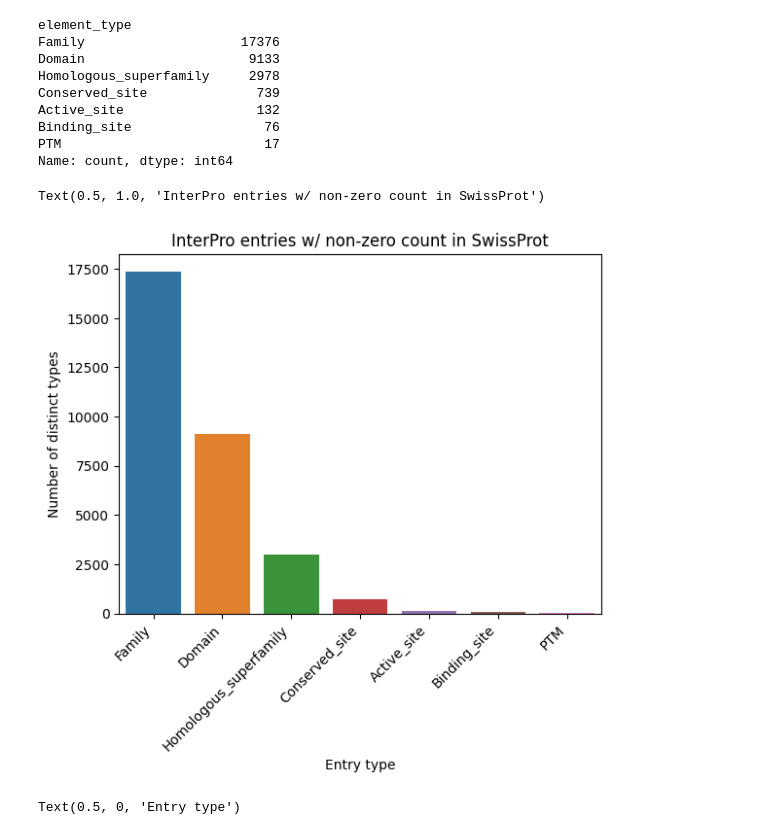
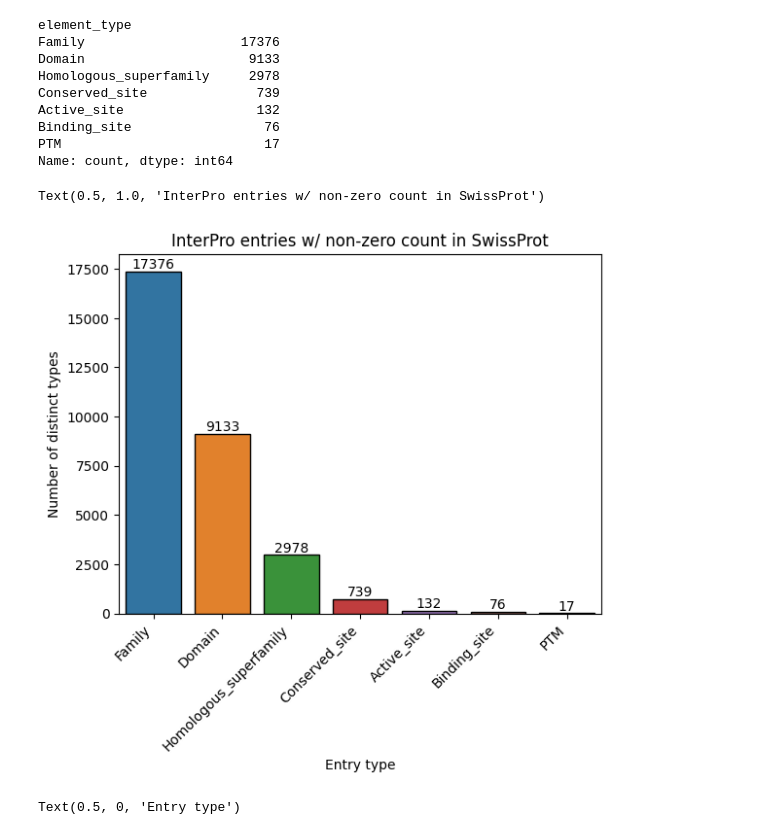
Before and after one commit to rcalef/magneton, a Jupyter notebook: experiments/create_label_subsets.ipynb, the cells around one changed output. Cells and saved outputs as stored; diff of their text form; code cells hidden in the pictures.

```diff
--- a/experiments/create_label_subsets.ipynb
+++ b/experiments/create_label_subsets.ipynb
@@ -74,13 +74,16 @@ Binding_site                 76
 PTM                          17
 Name: count, dtype: int64
 # %%
-sns.barplot(
+ax = sns.barplot(
     x="element_type",
     hue="element_type",
     y="count",
     data=element_counts.reset_index(),
+    edgecolor="black",
     hue_order=want_types,
 )
+for cont in ax.containers:
+    ax.bar_label(cont)
 plt.xticks(rotation=45, ha="right")
 plt.ylabel("Number of distinct types")
 plt.xlabel("Entry type")
@@ -107,20 +110,24 @@ Binding_site                 76
 PTM                          17
 Name: count, dtype: int64
 # %%
-sns.barplot(
+ax = sns.barplot(
     x="element_type",
     hue="element_type",
     y="count",
     data=element_counts.reset_index(),
     hue_order=want_types,
+    edgecolor="black",
 )
+for cont in ax.containers:
+    ax.bar_label(cont)
+
 plt.xticks(rotation=45, ha="right")
 plt.ylabel("Number of distinct types")
 plt.xlabel("Entry type")
 plt.title("InterPro entries w/ non-zero count in SwissProt")
 # %% [output]
 Text(0.5, 1.0, 'InterPro entries w/ non-zero count in SwissProt')
-[figure, old version]
+[figure, new version]
 # %%
 sns.boxplot(
     x="element_type",
```
Also changed, not shown: parts of 5 cells of this notebook, 10 other files.
